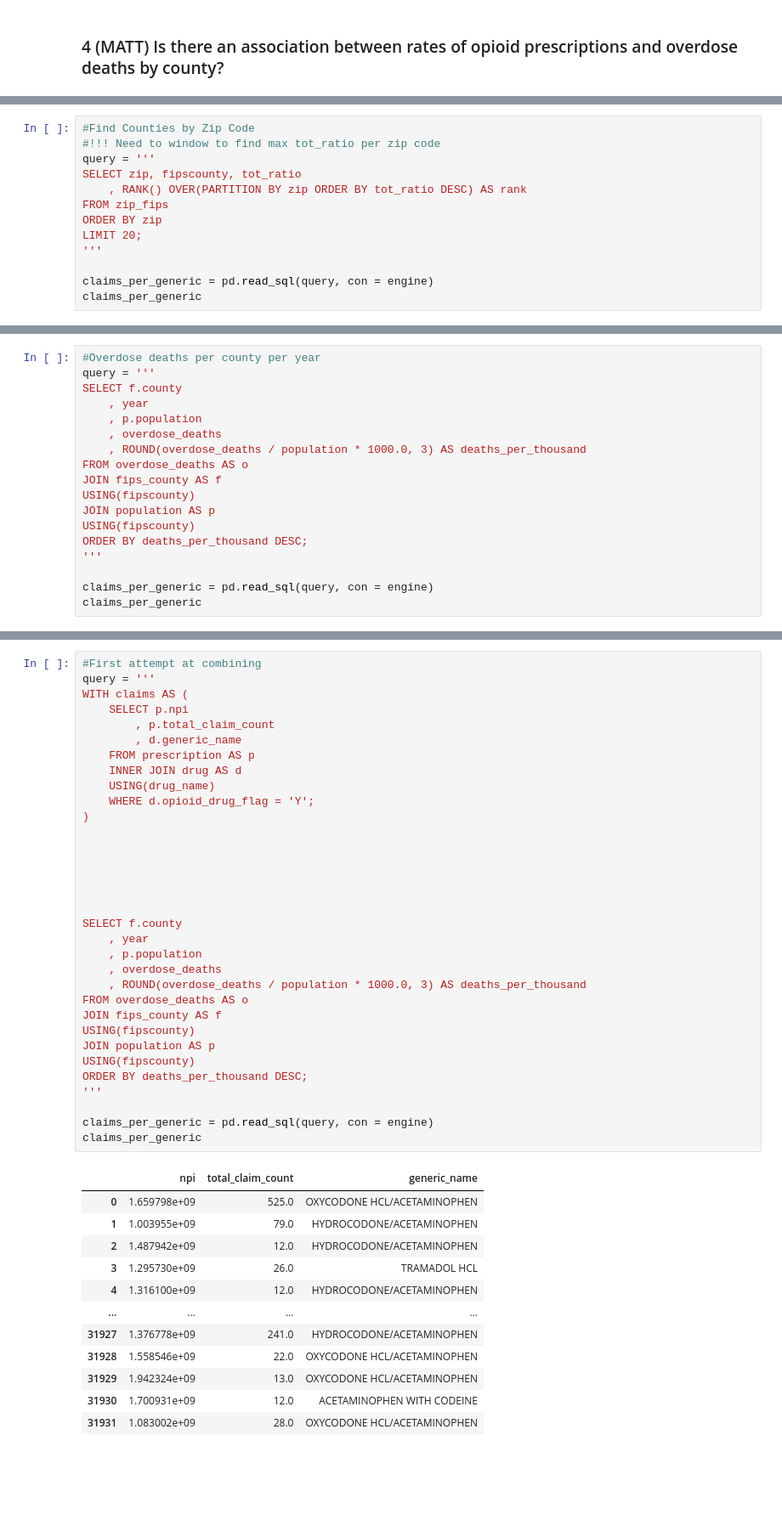
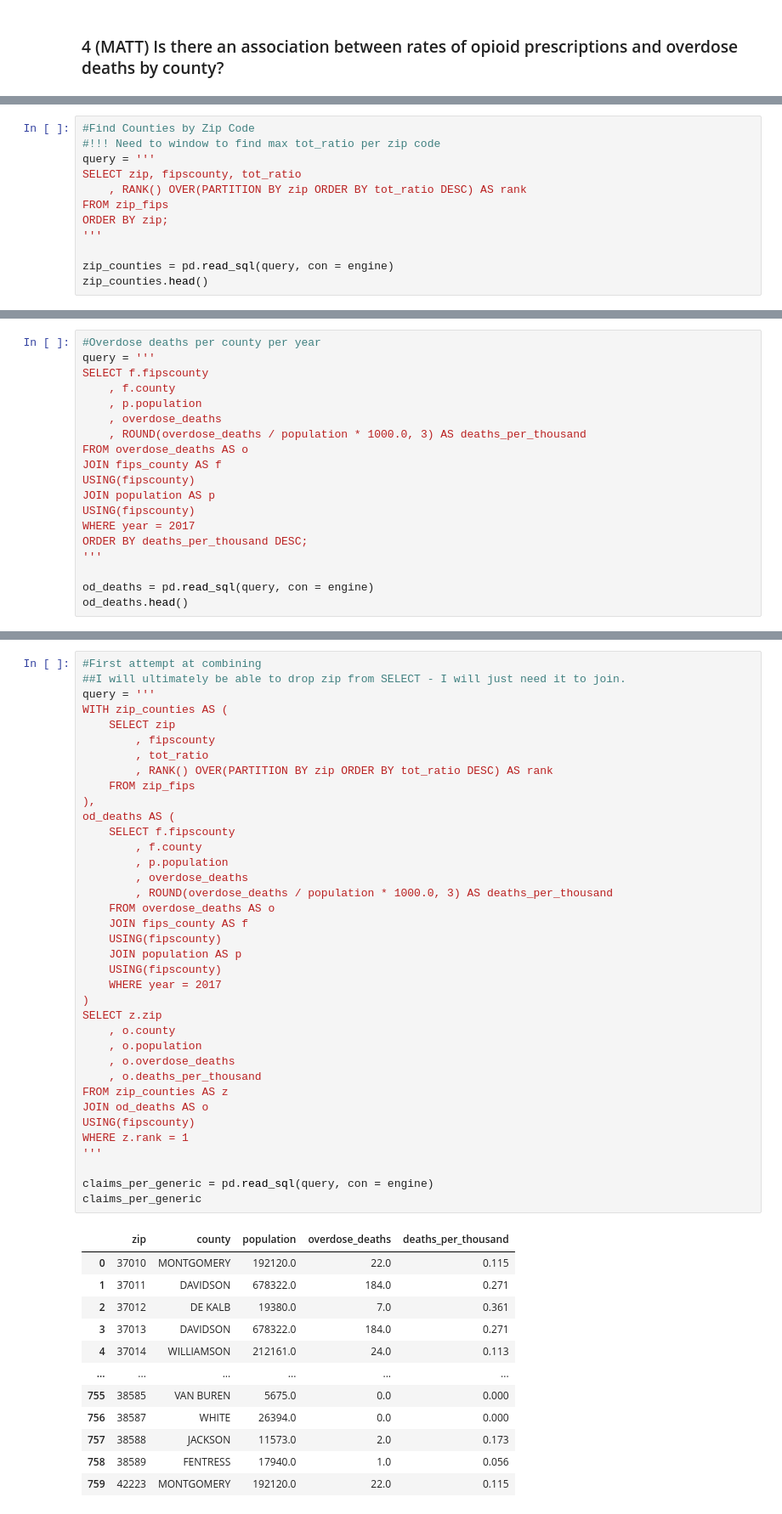
Before and after one commit to nss-data-science-cohort-4/sql_rx_project-mmm, a Jupyter notebook: sql_rx_parker.ipynb, the cells around one changed output, grey strips where cells are left out. Shown at 85% size. Drawn from its saved outputs; the diff is of its cells as text; blank space fills up the shorter version.

```diff
--- a/sql_rx_parker.ipynb
+++ b/sql_rx_parker.ipynb
@@ -48,12 +50,11 @@ query = '''
 SELECT zip, fipscounty, tot_ratio
     , RANK() OVER(PARTITION BY zip ORDER BY tot_ratio DESC) AS rank
 FROM zip_fips
-ORDER BY zip
-LIMIT 20;
+ORDER BY zip;
 '''
 
-claims_per_generic = pd.read_sql(query, con = engine)
-claims_per_generic
+zip_counties = pd.read_sql(query, con = engine)
+zip_counties.head()
 # %% [output]
 |  | zip | fipscounty | tot_ratio | rank |
 | 0 | 00501 | 36103 | 1.000000 | 1 |
@@ -75,8 +65,8 @@ claims_per_generic
 # %%
 #Overdose deaths per county per year
 query = '''
-SELECT f.county
-    , year
+SELECT f.fipscounty
+    , f.county
     , p.population
     , overdose_deaths
     , ROUND(overdose_deaths / population * 1000.0, 3) AS deaths_per_thousand
@@ -85,9 +75,10 @@ JOIN fips_county AS f
 USING(fipscounty)
 JOIN population AS p
 USING(fipscounty)
+WHERE year = 2017
 ORDER BY deaths_per_thousand DESC;
 '''
 
-claims_per_generic = pd.read_sql(query, con = engine)
-claims_per_generic
+od_deaths = pd.read_sql(query, con = engine)
+od_deaths.head()
 # %% [output]
@@ -107,46 +91,50 @@ claims_per_generic
 # %%
 #First attempt at combining
+##I will ultimately be able to drop zip from SELECT - I will just need it to join.
 query = '''
-WITH claims AS (
-    SELECT p.npi
-        , p.total_claim_count
-        , d.generic_name
-    FROM prescription AS p
-    INNER JOIN drug AS d
-    USING(drug_name)
-    WHERE d.opioid_drug_flag = 'Y';
+WITH zip_counties AS (
+    SELECT zip
+        , fipscounty
+        , tot_ratio
+        , RANK() OVER(PARTITION BY zip ORDER BY tot_ratio DESC) AS rank
+    FROM zip_fips
+),
+od_deaths AS (
+    SELECT f.fipscounty
+        , f.county
+        , p.population
+        , overdose_deaths
+        , ROUND(overdose_deaths / population * 1000.0, 3) AS deaths_per_thousand
+    FROM overdose_deaths AS o
+    JOIN fips_county AS f
+    USING(fipscounty)
+    JOIN population AS p
+    USING(fipscounty)
+    WHERE year = 2017
 )
-
-
-
-
-
-
-SELECT f.county
-    , year
-    , p.population
-    , overdose_deaths
-    , ROUND(overdose_deaths / population * 1000.0, 3) AS deaths_per_thousand
-FROM overdose_deaths AS o
-JOIN fips_county AS f
+SELECT z.zip
+    , o.county
+    , o.population
+    , o.overdose_deaths
+    , o.deaths_per_thousand
+FROM zip_counties AS z
+JOIN od_deaths AS o
 USING(fipscounty)
-JOIN population AS p
-USING(fipscounty)
-ORDER BY deaths_per_thousand DESC;
+WHERE z.rank = 1
 '''
 
 claims_per_generic = pd.read_sql(query, con = engine)
 claims_per_generic
 # %% [output]
-|  | npi | total_claim_count | generic_name |
-| 0 | 1.659798e+09 | 525.0 | OXYCODONE HCL/ACETAMINOPHEN |
-| 1 | 1.003955e+09 | 79.0 | HYDROCODONE/ACETAMINOPHEN |
-| 2 | 1.487942e+09 | 12.0 | HYDROCODONE/ACETAMINOPHEN |
-| 3 | 1.295730e+09 | 26.0 | TRAMADOL HCL |
-| 4 | 1.316100e+09 | 12.0 | HYDROCODONE/ACETAMINOPHEN |
-| ... | ... | ... | ... |
-| 31927 | 1.376778e+09 | 241.0 | HYDROCODONE/ACETAMINOPHEN |
-| 31928 | 1.558546e+09 | 22.0 | OXYCODONE HCL/ACETAMINOPHEN |
-| 31929 | 1.942324e+09 | 13.0 | OXYCODONE HCL/ACETAMINOPHEN |
-| 31930 | 1.700931e+09 | 12.0 | ACETAMINOPHEN WITH CODEINE |
-| 31931 | 1.083002e+09 | 28.0 | OXYCODONE HCL/ACETAMINOPHEN |
+|  | zip | county | population | overdose_deaths | deaths_per_thousand |
+| 0 | 37010 | MONTGOMERY | 192120.0 | 22.0 | 0.115 |
+| 1 | 37011 | DAVIDSON | 678322.0 | 184.0 | 0.271 |
+| 2 | 37012 | DE KALB | 19380.0 | 7.0 | 0.361 |
+| 3 | 37013 | DAVIDSON | 678322.0 | 184.0 | 0.271 |
+| 4 | 37014 | WILLIAMSON | 212161.0 | 24.0 | 0.113 |
+| ... | ... | ... | ... | ... | ... |
+| 755 | 38585 | VAN BUREN | 5675.0 | 0.0 | 0.000 |
+| 756 | 38587 | WHITE | 26394.0 | 0.0 | 0.000 |
+| 757 | 38588 | JACKSON | 11573.0 | 2.0 | 0.173 |
+| 758 | 38589 | FENTRESS | 17940.0 | 1.0 | 0.056 |
+| 759 | 42223 | MONTGOMERY | 192120.0 | 22.0 | 0.115 |
```
Also changed, not shown: parts of 10 cells of this notebook.
